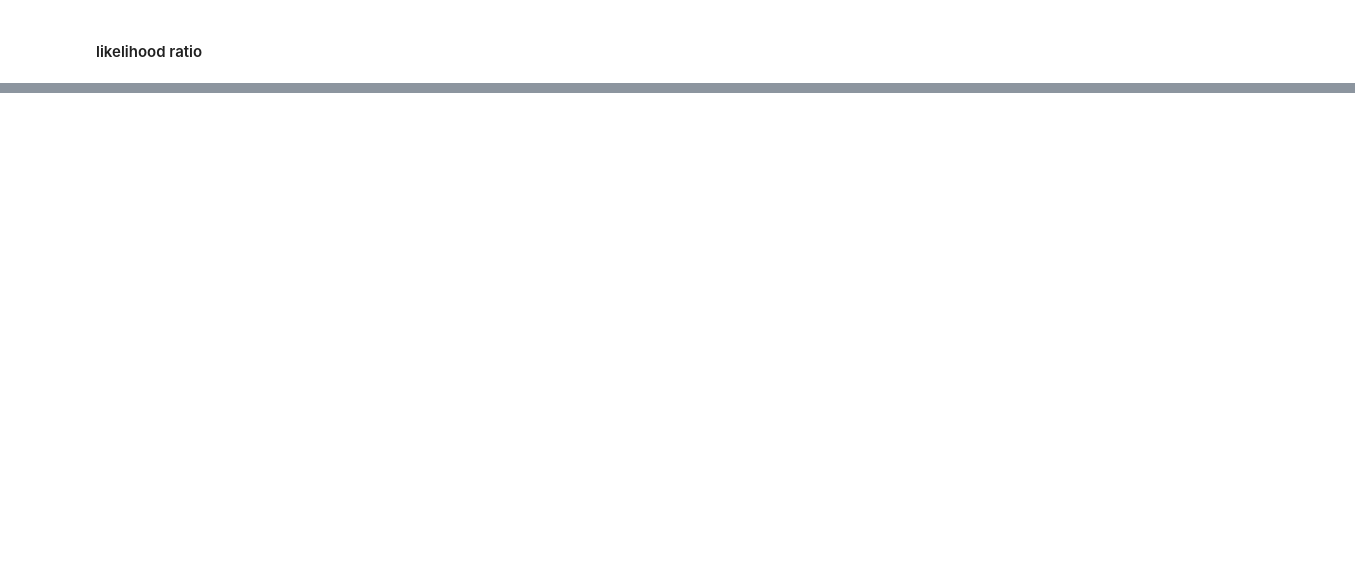
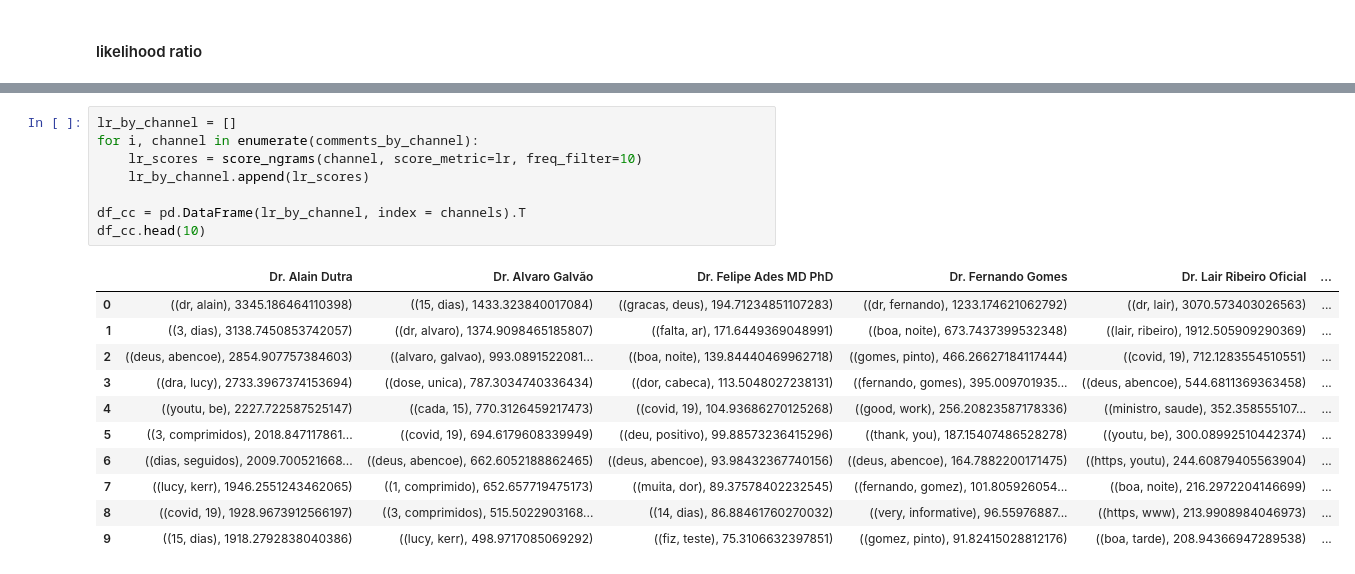
Before and after one commit to PIIMR-CDA/analises, a Jupyter notebook: co_occurence.ipynb, the cells around one changed output, grey strips where cells are left out. Drawn from its saved outputs; the diff is of its cells as text; blank space fills up the shorter version.

```diff
--- a/co_occurence.ipynb
+++ b/co_occurence.ipynb
@@ -166,3 +226,23 @@ score_ngrams(text, score_metric=lr, freq_filter=3)[:N]
  (('dias', 'seguidos'), 3791.36382324813),
  (('paladar', 'olfato'), 3719.7094160007055),
  (('quanto', 'tempo'), 3713.5556193457937)]
+# %%
+lr_by_channel = []
+for i, channel in enumerate(comments_by_channel):
+    lr_scores = score_ngrams(channel, score_metric=lr, freq_filter=10)
+    lr_by_channel.append(lr_scores)
+
+df_cc = pd.DataFrame(lr_by_channel, index = channels).T
+df_cc.head(10)
+# %% [output]
+|  | Dr. Alain Dutra | Dr. Alvaro Galvão | Dr. Felipe Ades MD PhD | Dr. Fernando Gomes | Dr. Lair Ribeiro Oficial | ... |
+| 0 | ((dr, alain), 3345.186464110398) | ((15, dias), 1433.323840017084) | ((gracas, deus), 194.71234851107283) | ((dr, fernando), 1233.174621062792) | ((dr, lair), 3070.573403026563) | ... |
+| 1 | ((3, dias), 3138.7450853742057) | ((dr, alvaro), 1374.9098465185807) | ((falta, ar), 171.6449369048991) | ((boa, noite), 673.7437399532348) | ((lair, ribeiro), 1912.505909290369) | ... |
+| 2 | ((deus, abencoe), 2854.907757384603) | ((alvaro, galvao), 993.0891522081... | ((boa, noite), 139.84440469962718) | ((gomes, pinto), 466.26627184117444) | ((covid, 19), 712.1283554510551) | ... |
+| 3 | ((dra, lucy), 2733.3967374153694) | ((dose, unica), 787.3034740336434) | ((dor, cabeca), 113.5048027238131) | ((fernando, gomes), 395.009701935... | ((deus, abencoe), 544.6811369363458) | ... |
+| 4 | ((youtu, be), 2227.722587525147) | ((cada, 15), 770.3126459217473) | ((covid, 19), 104.93686270125268) | ((good, work), 256.20823587178336) | ((ministro, saude), 352.358555107... | ... |
+| 5 | ((3, comprimidos), 2018.847117861... | ((covid, 19), 694.6179608339949) | ((deu, positivo), 99.88573236415296) | ((thank, you), 187.15407486528278) | ((youtu, be), 300.08992510442374) | ... |
+| 6 | ((dias, seguidos), 2009.700521668... | ((deus, abencoe), 662.6052188862465) | ((deus, abencoe), 93.98432367740156) | ((deus, abencoe), 164.7882200171475) | ((https, youtu), 244.60879405563904) | ... |
+| 7 | ((lucy, kerr), 1946.2551243462065) | ((1, comprimido), 652.657719475173) | ((muita, dor), 89.37578402232545) | ((fernando, gomez), 101.805926054... | ((boa, noite), 216.2972204146699) | ... |
+| 8 | ((covid, 19), 1928.9673912566197) | ((3, comprimidos), 515.5022903168... | ((14, dias), 86.88461760270032) | ((very, informative), 96.55976887... | ((https, www), 213.9908984046973) | ... |
+| 9 | ((15, dias), 1918.2792838040386) | ((lucy, kerr), 498.9717085069292) | ((fiz, teste), 75.3106632397851) | ((gomez, pinto), 91.82415028812176) | ((boa, tarde), 208.94366947289538) | ... |
```
Also changed, not shown: parts of 5 cells of this notebook.
